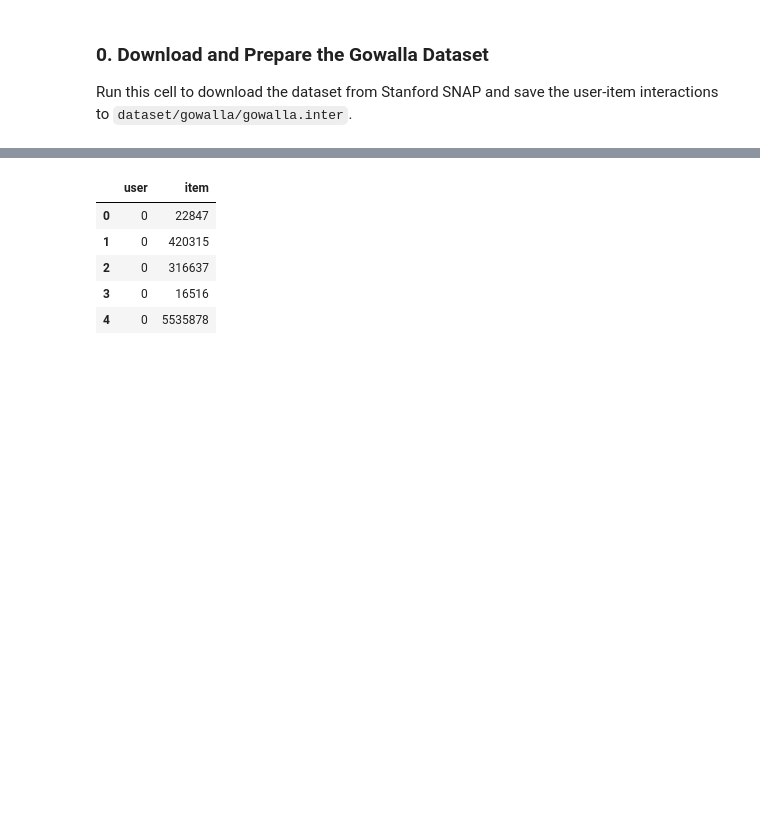
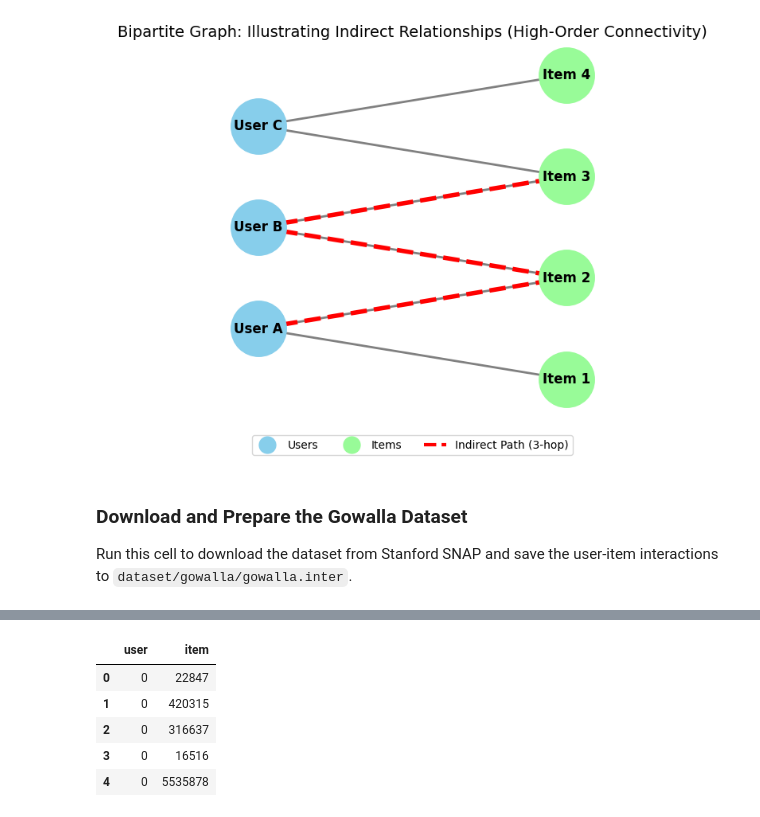
Before and after one commit to tevfikaytekin/recommender_systems_course, a Jupyter notebook: gnn.ipynb, the cells around one changed output, grey strips where cells are left out. Cells and saved outputs as stored; diff of their text form; code cells hidden in the pictures; blank space fills up the shorter version.

```diff
--- a/gnn.ipynb
+++ b/gnn.ipynb
@@ -3,5 +49,70 @@
+# %%
+# @title
+import networkx as nx
+import matplotlib.pyplot as plt
+
+# 1. Initialize an undirected graph
+G = nx.Graph()
+
+# 2. Add User and Item nodes
+users = ['User A', 'User B', 'User C']
+items = ['Item 1', 'Item 2', 'Item 3', 'Item 4']
+
+G.add_nodes_from(users, bipartite=0) # Partition 0 for users
+G.add_nodes_from(items, bipartite=1) # Partition 1 for items
+
+# 3. Define the direct interactions (edges)
+edges = [
+    ('User A', 'Item 1'),
+    ('User A', 'Item 2'),
+    ('User B', 'Item 2'),
+    ('User B', 'Item 3'),
+    ('User C', 'Item 3'),
+    ('User C', 'Item 4')
+]
+G.add_edges_from(edges)
+
+# 4. Set up a bipartite layout for visualization
+pos = {}
+pos.update((node, (1, index)) for index, node in enumerate(users))
+# Shift items slightly for better alignment
+pos.update((node, (2, index - 0.5)) for index, node in enumerate(items))
+
+# 5. Draw the graph
+plt.figure(figsize=(10, 6))
+
+# Draw nodes
+nx.draw_networkx_nodes(G, pos, nodelist=users, node_color='#87CEEB', node_size=2500, label='Users')
+nx.draw_networkx_nodes(G, pos, nodelist=items, node_color='#98FB98', node_size=2500, label='Items')
+
+# Draw all edges in gray
+nx.draw_networkx_edges(G, pos, edgelist=edges, edge_color='gray', width=2)
+
+# Highlight an indirect path: User A -> Item 2 -> User B -> Item 3
+# Note: nx.Graph is undirected, so order in the tuple just needs to match the existing connection
+path_edges = [('User A', 'Item 2'), ('User B', 'Item 2'), ('User B', 'Item 3')]
+nx.draw_networkx_edges(G, pos, edgelist=path_edges, edge_color='red', width=4, style='dashed')
+
+# Add labels
+nx.draw_networkx_labels(G, pos, font_size=12, font_weight='bold')
+
+# Aesthetics
+plt.title("Bipartite Graph: Illustrating Indirect Relationships (High-Order Connectivity)", fontsize=14)
+plt.xlim(0.5, 2.5)
+plt.axis('off')
+
+# Create a custom legend
+import matplotlib.lines as mlines
+blue_patch = mlines.Line2D([], [], color='#87CEEB', marker='o', linestyle='None', markersize=15, label='Users')
+green_patch = mlines.Line2D([], [], color='#98FB98', marker='o', linestyle='None', markersize=15, label='Items')
+red_line = mlines.Line2D([], [], color='red', linestyle='dashed', linewidth=3, label='Indirect Path (3-hop)')
+plt.legend(handles=[blue_patch, green_patch, red_line], loc='upper center', bbox_to_anchor=(0.5, -0.05), ncol=3)
+
+plt.show()
+# %% [output]
+[figure, added]
 # %% [markdown]
-### 0. Download and Prepare the Gowalla Dataset
+### Download and Prepare the Gowalla Dataset
 Run this cell to download the dataset from Stanford SNAP and save the user-item interactions to `dataset/gowalla/gowalla.inter`.
 # %%
 import os
```
Also changed, not shown: parts of 13 cells of this notebook.
